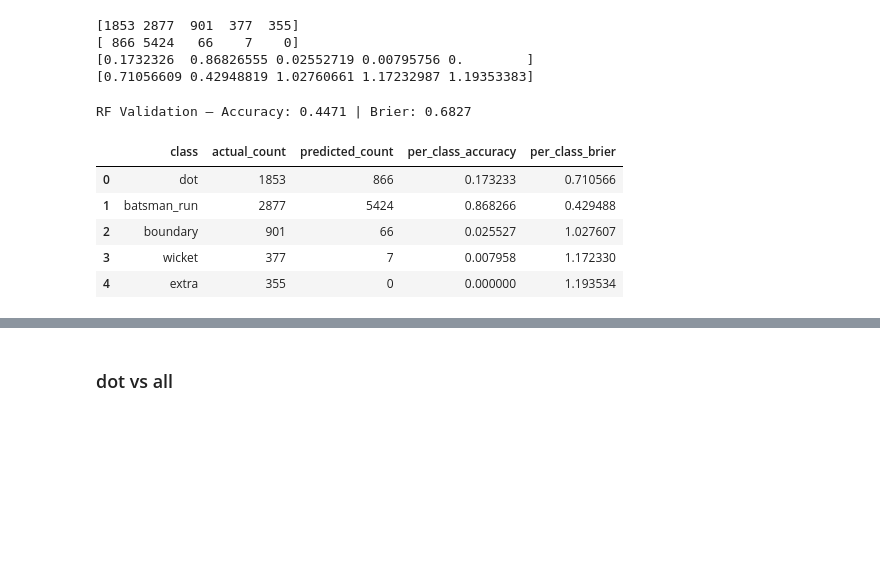
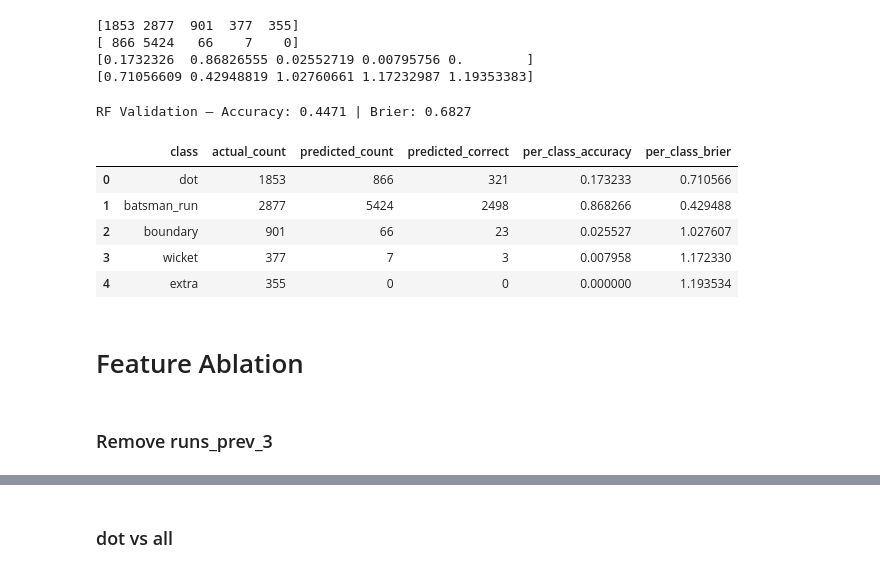
Before and after one commit to GBaugniet/cricketmodel, a Jupyter notebook: Cricket_Prediction_Model (4).ipynb, the cells around one changed output, grey strips where cells are left out. Drawn from its saved outputs; the diff is of its cells as text; code cells hidden in the pictures; blank space fills up the shorter version.

```diff
--- a/Cricket_Prediction_Model (4).ipynb
+++ b/Cricket_Prediction_Model (4).ipynb
@@ -5179,20 +5212,27 @@ print(per_class_brier)
 [0.1732326  0.86826555 0.02552719 0.00795756 0.        ]
 [0.71056609 0.42948819 1.02760661 1.17232987 1.19353383]
 # %%
+predicted_correct = (per_class_acc * actual_counts).astype(int)
+
+# build dataframe with new column
 summary = pd.DataFrame({
     "class": target_cols_reduced,
     "actual_count": actual_counts,
     "predicted_count": predicted_counts,
+    "predicted_correct": predicted_correct,
     "per_class_accuracy": per_class_acc,
     "per_class_brier": per_class_brier
 })
-print(f"RF Validation — Accuracy: {acc_val:.4f} | Brier: {brier_val:.4f}")
+
+print(f"RF Validation – Accuracy: {acc_val:.4f} | Brier: {brier_val:.4f}")
 display(summary)
 # %% [output]
-RF Validation — Accuracy: 0.4471 | Brier: 0.6827
+RF Validation – Accuracy: 0.4471 | Brier: 0.6827
-|  | class | actual_count | predicted_count | per_class_accuracy | per_class_brier |
-| 0 | dot | 1853 | 866 | 0.173233 | 0.710566 |
-| 1 | batsman_run | 2877 | 5424 | 0.868266 | 0.429488 |
-| 2 | boundary | 901 | 66 | 0.025527 | 1.027607 |
-| 3 | wicket | 377 | 7 | 0.007958 | 1.172330 |
-| 4 | extra | 355 | 0 | 0.000000 | 1.193534 |
+|  | class | actual_count | predicted_count | predicted_correct | per_class_accuracy | per_class_brier |
+| 0 | dot | 1853 | 866 | 321 | 0.173233 | 0.710566 |
+| 1 | batsman_run | 2877 | 5424 | 2498 | 0.868266 | 0.429488 |
+| 2 | boundary | 901 | 66 | 23 | 0.025527 | 1.027607 |
+| 3 | wicket | 377 | 7 | 3 | 0.007958 | 1.172330 |
+| 4 | extra | 355 | 0 | 0 | 0.000000 | 1.193534 |
+# %% [markdown]
+# Feature Ablation
@@ -5198,0 +5247,2 @@ RF Validation — Accuracy: 0.4471 | Brier: 0.6827
+# %% [markdown]
+### Remove runs_prev_3
```
Also changed, not shown: parts of 56 cells of this notebook.
